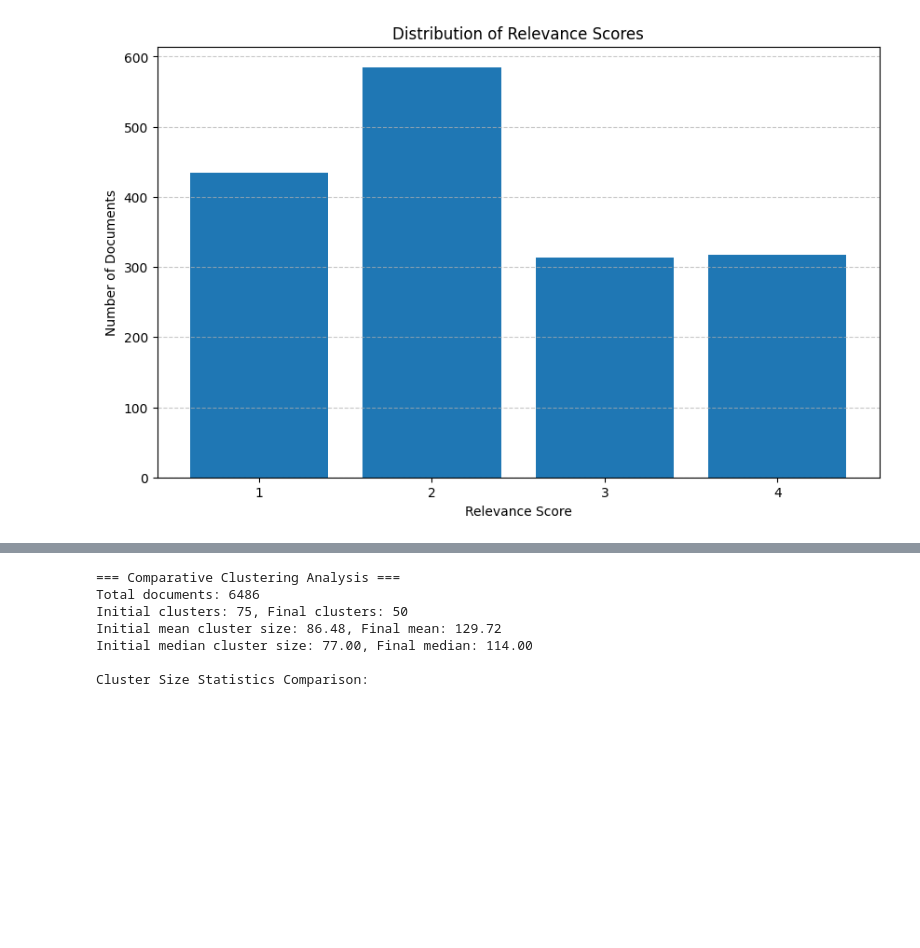
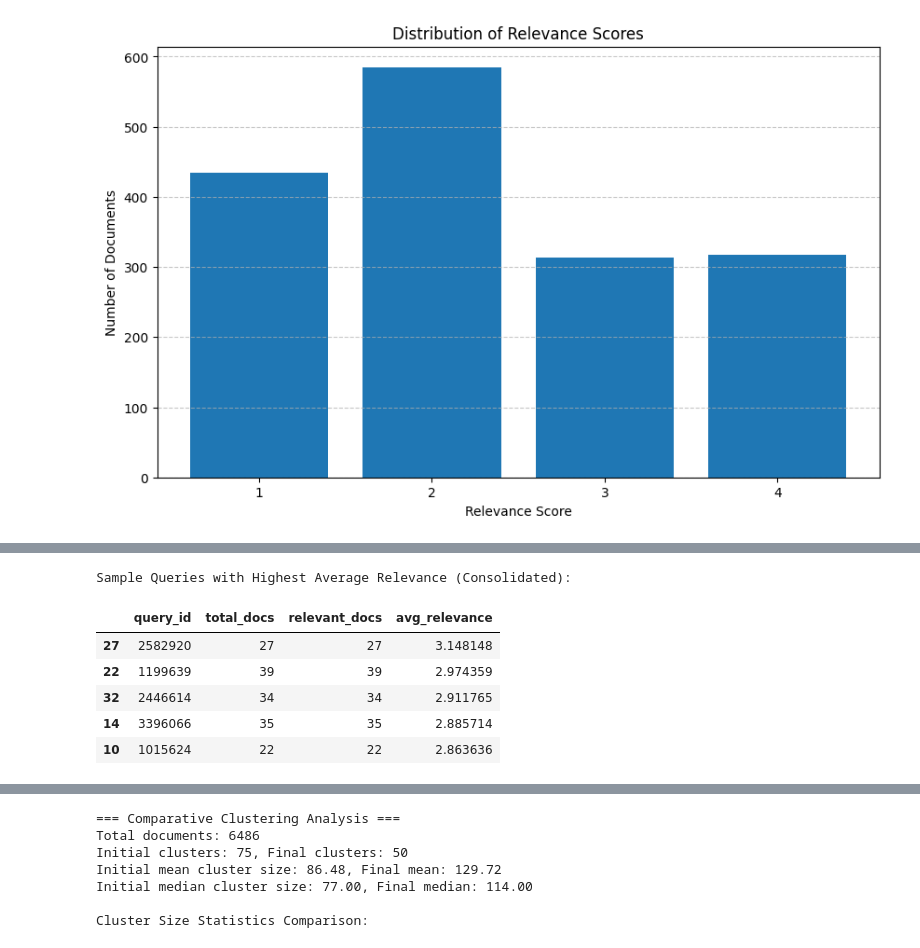
Before and after one commit to dsgt-arc/qclef-2025-clustering, a Jupyter notebook: src/models/ipynb-versions/initial_data-results-data-analysis-v2.ipynb, the cells around one changed output, grey strips where cells are left out. Drawn from its saved outputs; the diff is of its cells as text; code cells hidden in the pictures; blank space fills up the shorter version.

```diff
--- a/src/models/ipynb-versions/initial_data-results-data-analysis-v2.ipynb
+++ b/src/models/ipynb-versions/initial_data-results-data-analysis-v2.ipynb
@@ -226,0 +358,12 @@ Relevance score distribution:
+# %%
+print("\nSample Queries with Highest Average Relevance (Consolidated):")
+top_consolidated_relevance = consolidated_df.sort_values('avg_relevance', ascending=False).head(5)
+display(top_consolidated_relevance[['query_id', 'total_docs', 'relevant_docs', 'avg_relevance']])
+# %% [output]
+Sample Queries with Highest Average Relevance (Consolidated):
+|  | query_id | total_docs | relevant_docs | avg_relevance |
+| 27 | 2582920 | 27 | 27 | 3.148148 |
+| 22 | 1199639 | 39 | 39 | 2.974359 |
+| 32 | 2446614 | 34 | 34 | 2.911765 |
+| 14 | 3396066 | 35 | 35 | 2.885714 |
+| 10 | 1015624 | 22 | 22 | 2.863636 |
```
Also changed, not shown: parts of 8 cells of this notebook.
